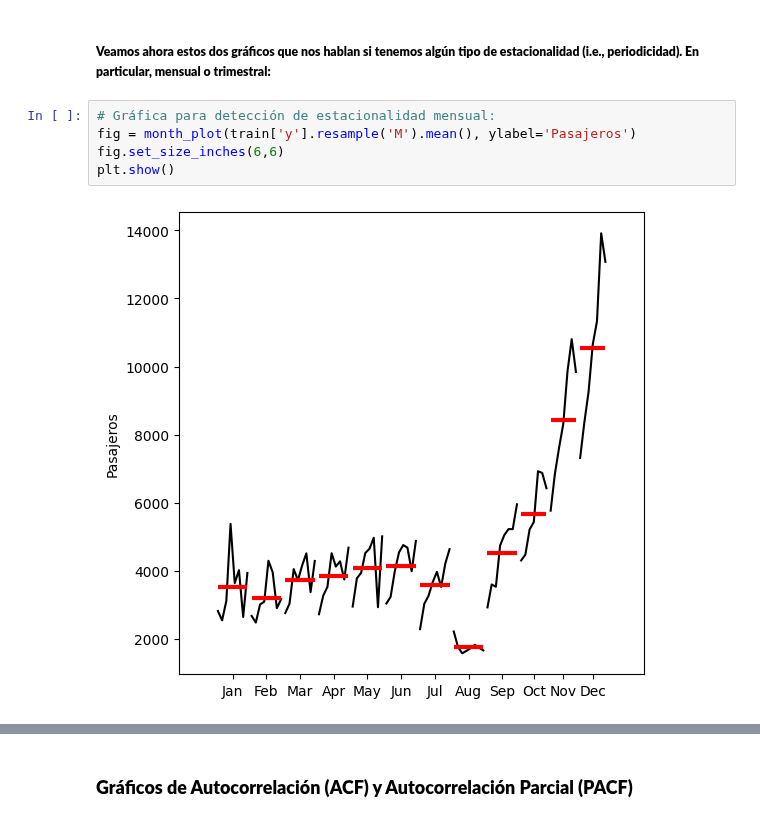
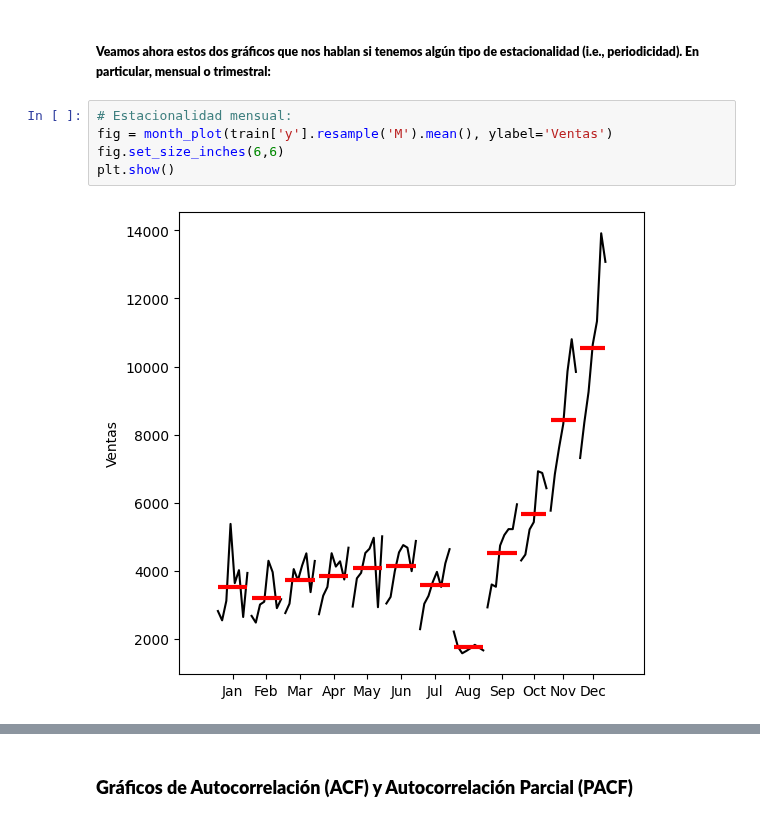
Before and after one commit to AngelBriFi/TareasTransfer, a Jupyter notebook: MNA_IAyAA_Series_de_Tiempo_SARIMA_Prophet_LSTM_2025.ipynb, the cells around one changed output, grey strips where cells are left out. Saved outputs shown, nothing was run; the diff lists cells and outputs as text.

```diff
--- a/MNA_IAyAA_Series_de_Tiempo_SARIMA_Prophet_LSTM_2025.ipynb
+++ b/MNA_IAyAA_Series_de_Tiempo_SARIMA_Prophet_LSTM_2025.ipynb
@@ -260,10 +235,10 @@ plt.show()
 # %% [markdown]
 ##### **Veamos ahora estos dos gráficos que nos hablan si tenemos algún tipo de estacionalidad (i.e., periodicidad). En particular, mensual o trimestral:**
 # %%
-# Gráfica para detección de estacionalidad mensual:
-fig = month_plot(train['y'].resample('M').mean(), ylabel='Pasajeros')
+# Estacionalidad mensual:
+fig = month_plot(train['y'].resample('M').mean(), ylabel='Ventas')
 fig.set_size_inches(6,6)
 plt.show()
 # %% [output]
-[figure, old version]
+[figure, new version]
 # %%
```
Also changed, not shown: parts of 41 cells of this notebook.
